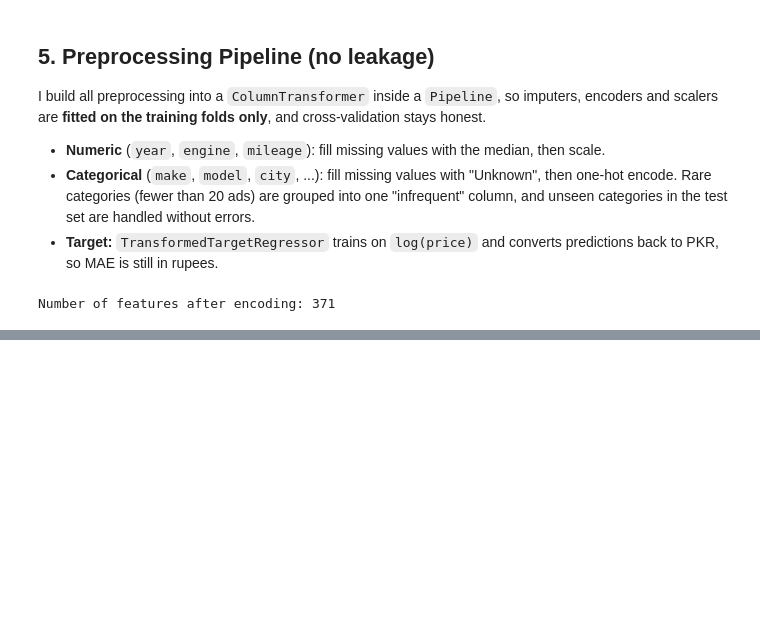
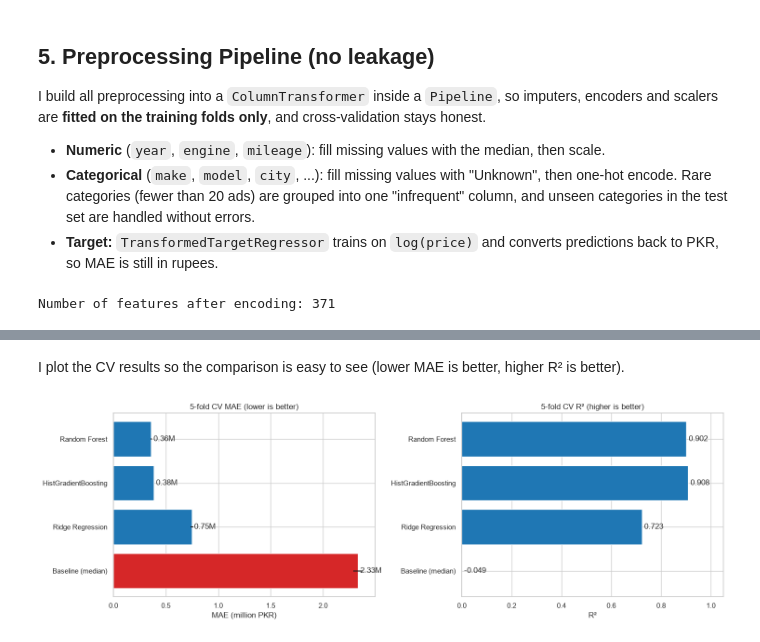
Before and after one commit to saddamkhan11/pakwheels-car-price-prediction, a Jupyter notebook: PakWheels_Price_Prediction.ipynb, the cells around one changed output, grey strips where cells are left out. Cells and saved outputs as stored; diff of their text form; code cells hidden in the pictures; blank space fills up the shorter version.

Commit message:
Add model comparison with 5-fold CV and test set evaluation
Co-Authored-By: Claude Opus 5.5 <noreply@anthropic.com>

```diff
--- a/PakWheels_Price_Prediction.ipynb
+++ b/PakWheels_Price_Prediction.ipynb
@@ -391,0 +437,24 @@ Number of features after encoding: 371
+# %% [markdown]
+I plot the CV results so the comparison is easy to see (lower MAE is better, higher R² is better).
+# %%
+fig, axes = plt.subplots(1, 2, figsize=(15, 5))
+plot_df = results_df.sort_values('CV MAE (PKR)', ascending=False)
+colors = ['#d62728' if 'Baseline' in m else '#1f77b4' for m in plot_df['Model']]
+
+axes[0].barh(plot_df['Model'], plot_df['CV MAE (PKR)'] / 1e6, xerr=plot_df['CV MAE std'] / 1e6, color=colors)
+axes[0].set_title('5-fold CV MAE (lower is better)')
+axes[0].set_xlabel('MAE (million PKR)')
+for i, v in enumerate(plot_df['CV MAE (PKR)'] / 1e6):
+    axes[0].text(v, i, f' {v:.2f}M', va='center')
+
+axes[1].barh(plot_df['Model'], plot_df['CV R2'].clip(lower=0), color=colors)
+axes[1].set_title('5-fold CV R² (higher is better)')
+axes[1].set_xlabel('R²')
+axes[1].set_xlim(0, 1.05)
+for i, v in enumerate(plot_df['CV R2']):
+    axes[1].text(max(v, 0), i, f' {v:.3f}', va='center')
+
+plt.tight_layout()
+plt.show()
+# %% [output]
+[figure, added]
```
Also changed, not shown: parts of 20 cells of this notebook.
